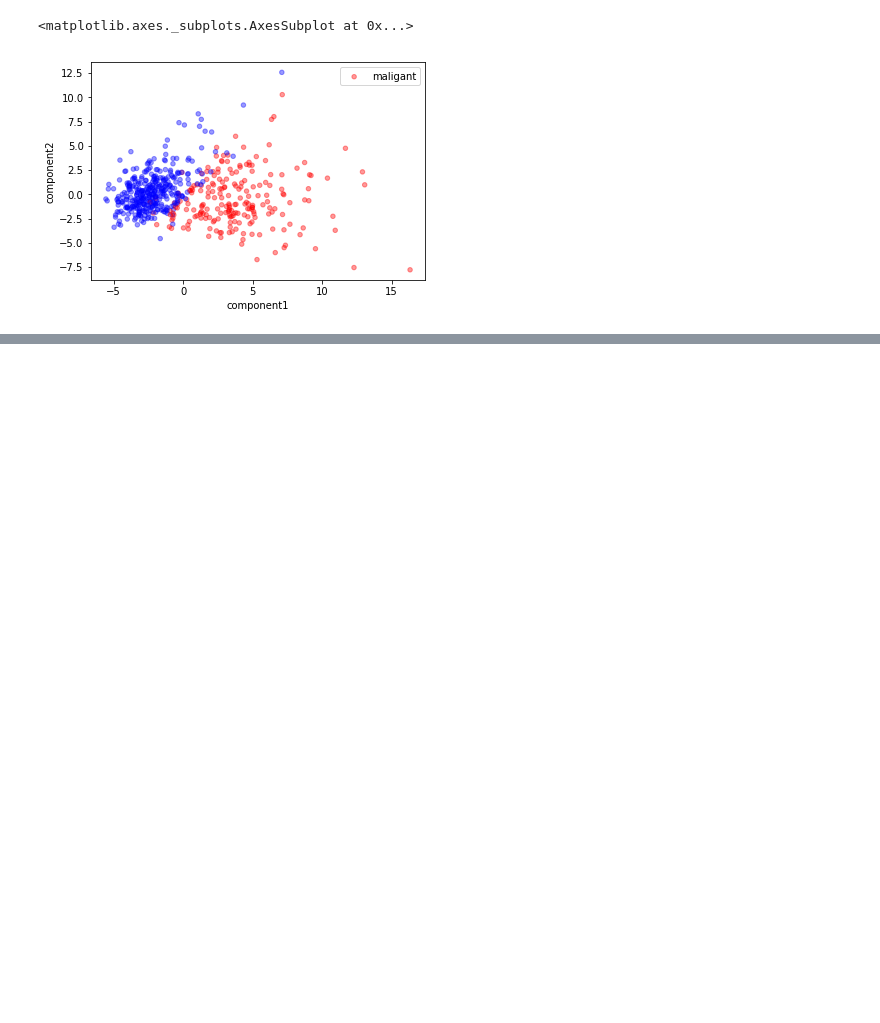
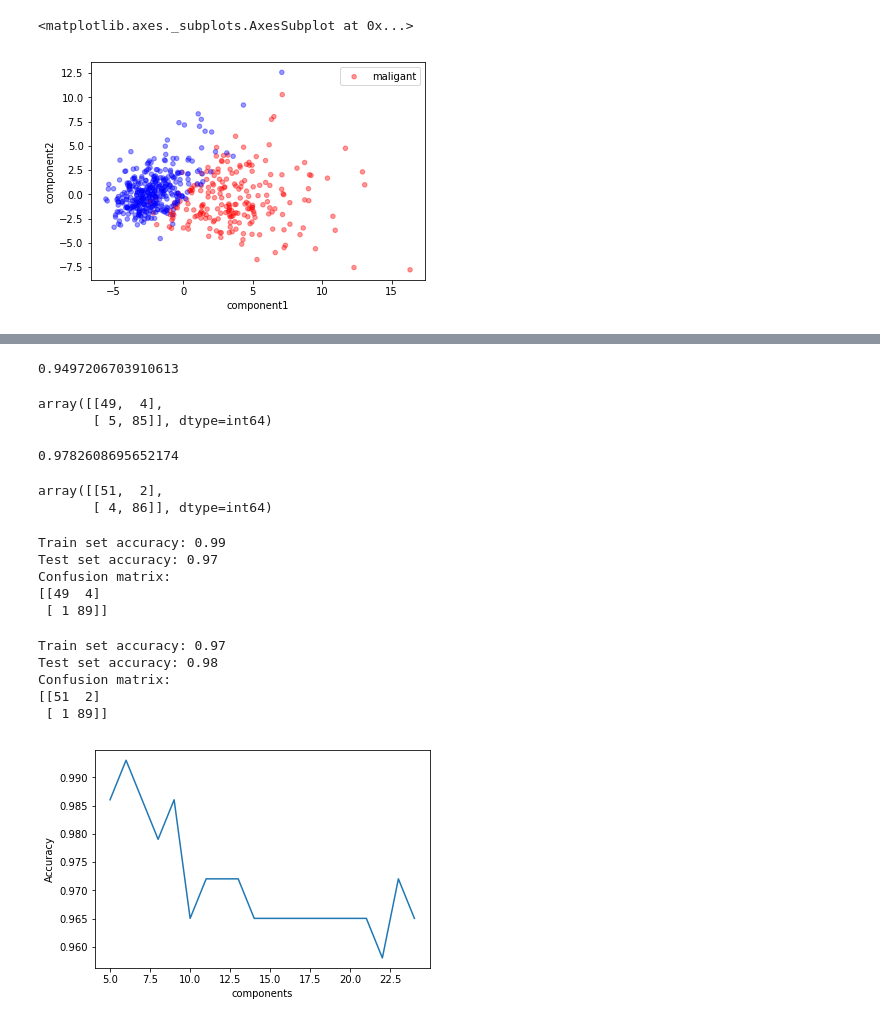
Before and after one commit to AvinashTiwari/Artifical-intelligence, a Jupyter notebook: 6_Scikit/10_Pca/PCA.ipynb, the cells around one changed output, grey strips where cells are left out. Drawn from its saved outputs; the diff is of its cells as text; code cells hidden in the pictures; blank space fills up the shorter version.

```diff
--- a/6_Scikit/10_Pca/PCA.ipynb
+++ b/6_Scikit/10_Pca/PCA.ipynb
@@ -88,0 +89,68 @@ Confusion Matrix
+# %%
+from sklearn import svm
+from sklearn.metrics import f1_score
+svm_model = svm.LinearSVC(C=100.0).fit(X_train_orig,y_train)
+pred_svm = svm_model.predict(X_test_orig)
+print(f1_score(y_test,pred_svm))
+pred_orig = svm_model.predict(X_test_orig)
+confusion_matrix(y_test,pred_orig)
+# %% [output]
+0.9497206703910613
+array([[49,  4],
+       [ 5, 85]], dtype=int64)
+# %%
+svm_model_pca = svm.LinearSVC(C=100.0).fit(X_train_pca,y_train)
+pred_svm_pca = svm_model_pca.predict(X_test_pca)
+print(f1_score(y_test,pred_svm_pca))
+confusion_matrix(y_test,pred_pca)
+# %% [output]
+0.9782608695652174
+array([[51,  2],
+       [ 4, 86]], dtype=int64)
+# %%
+svm_model = svm.LinearSVC(C=1.0)
+svm_model.fit(X_train_orig, y_train)
+print("Train set accuracy: {:.2f}".format(svm_model.score(X_train_orig, y_train)))
+print("Test set accuracy: {:.2f}".format(svm_model.score(X_test_orig, y_test)))
+pred_svm = svm_model.predict(X_test_orig)
+confusion = confusion_matrix(y_test, pred_svm)
+print("Confusion matrix:\n{}".format(confusion))
+# %% [output]
+Train set accuracy: 0.99
+Test set accuracy: 0.97
+Confusion matrix:
+[[49  4]
+ [ 1 89]]
+# %%
+svm_model = svm.LinearSVC(C=30.0)
+svm_model.fit(X_train_pca, y_train)
+print("Train set accuracy: {:.2f}".format(svm_model.score(X_train_pca, y_train)))
+print("Test set accuracy: {:.2f}".format(svm_model.score(X_test_pca, y_test)))
+pred_svm = svm_model.predict(X_test_pca)
+confusion = confusion_matrix(y_test, pred_svm)
+print("Confusion matrix:\n{}".format(confusion))
+# %% [output]
+Train set accuracy: 0.97
+Test set accuracy: 0.98
+Confusion matrix:
+[[51  2]
+ [ 1 89]]
+# %%
+def plot_pca_accuracy(model,train,test,ytrain,ytest):
+    components = []
+    scores = []
+    for c in range(5,25):
+        pca = PCA(n_components=c,whiten=True, random_state=0).fit(train)
+        Xtrain = pca.transform(train)
+        Xtest = pca.transform(test)
+        model.fit(Xtrain, ytrain)
+        score = model.score(Xtest,ytest)
+        scores.append(score)
+        components.append(c)
+    plt.plot(components,scores,label="train accuracy")
+    plt.ylabel("Accuracy")
+    plt.xlabel("components")
+# %%
+plot_pca_accuracy(svm.LinearSVC(C=1.0),X_train_orig,X_test_orig,y_train,y_test)
+# %% [output]
+[figure, added]
```
Also changed, not shown: parts of 7 cells of this notebook, 1 other file.
